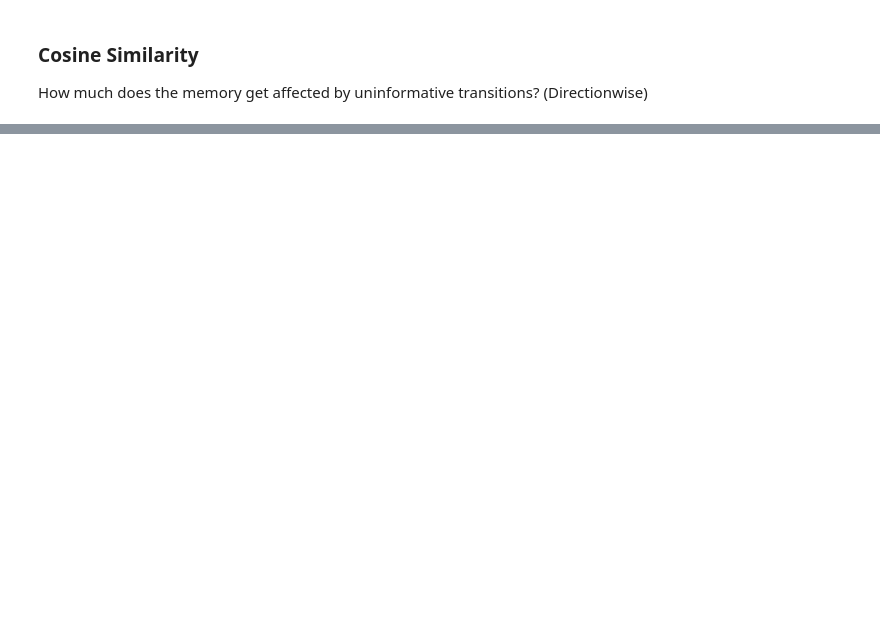
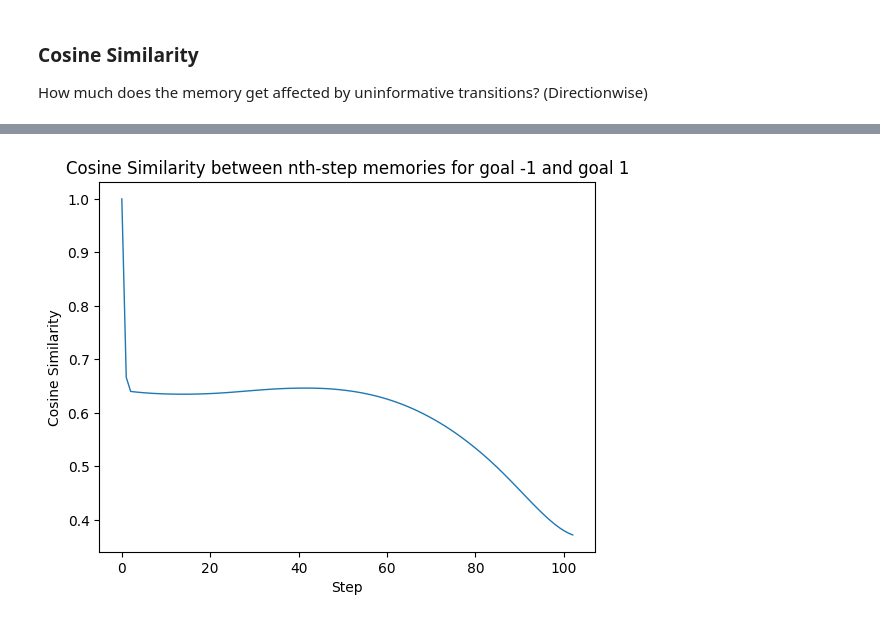
Before and after one commit to himchan00/Memory-RL, a Jupyter notebook: check_tmaze_embedding.ipynb, the cells around one changed output, grey strips where cells are left out. Drawn from its saved outputs; the diff is of its cells as text; code cells hidden in the pictures; blank space fills up the shorter version.

```diff
--- a/check_tmaze_embedding.ipynb
+++ b/check_tmaze_embedding.ipynb
@@ -346,0 +340,11 @@ plt.show()
+# %%
+cos_sim_mean = []
+for j in range(memories.shape[1]):
+    cos_sim_mean.append(np.sum(memories[0, j, :] * memories[1, j, :]) / memories.shape[2]) # Normalized by hidden_size
+plt.plot(np.array(cos_sim_mean), linewidth=1)
+plt.title('Cosine Similarity between nth-step memories for goal -1 and goal 1')
+plt.xlabel('Step')
+plt.ylabel('Cosine Similarity')
+plt.show()
+# %% [output]
+[figure, added]
```
Also changed, not shown: parts of 11 cells of this notebook, 1 other file.
